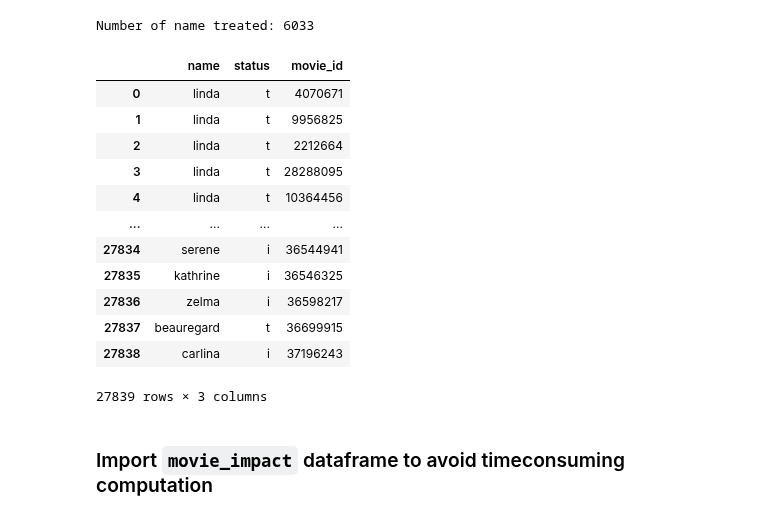
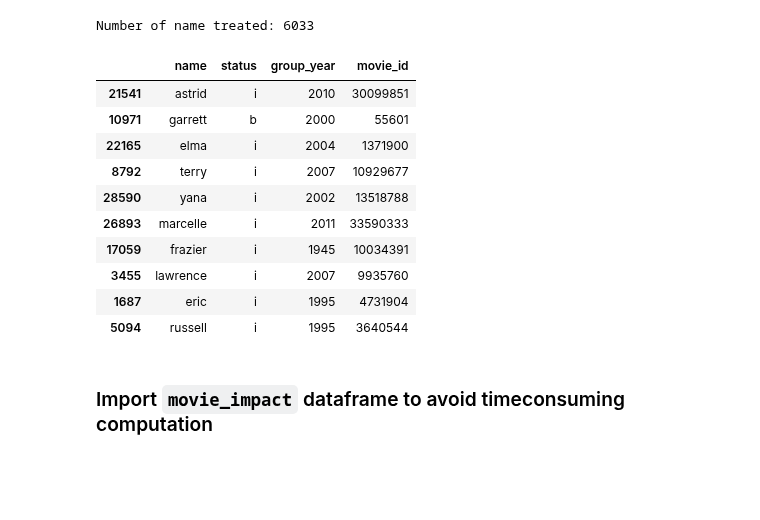
Before and after one commit to epfl-ada/ada-2023-project-abadakor, a Jupyter notebook: data/get_data_for_website.ipynb, the cells around one changed output. Saved outputs shown, nothing was run; the diff lists cells and outputs as text; code cells hidden in the pictures; blank space fills up the shorter version.

```diff
--- a/data/get_data_for_website.ipynb
+++ b/data/get_data_for_website.ipynb
@@ -105,6 +105,6 @@ Length of name_by_movie_with_info : 116464
 # %%
 # create the movie_impact dataframe
-columns = ['name', 'status', 'movie_id']
+columns = ['name', 'status', 'group_year', 'movie_id']
 movie_impact_df = pd.DataFrame(columns=columns)
 display(movie_impact_df)
 # %% [output]
@@ -247,24 +251,22 @@ for name in names:
 Number of name treated: 6033
 # %%
 # movie_impact_df.set_index(['name', 'status'], inplace=True)
-display(movie_impact_df)
+display(movie_impact_df.sample(10))
 
 # Export DataFrame to a CSV file in the processed data folder
 # movie_impact_df.reset_index(drop=True).sort_values(by=['name', 'status']).to_csv(os.path.join(processed_website_data_folder, 'movie_impact.csv'), index=False)
 # %% [output]
-|  | name | status | movie_id |
-| 0 | linda | t | 4070671 |
-| 1 | linda | t | 9956825 |
-| 2 | linda | t | 2212664 |
-| 3 | linda | t | 28288095 |
-| 4 | linda | t | 10364456 |
-| ... | ... | ... | ... |
-| 27834 | serene | i | 36544941 |
-| 27835 | kathrine | i | 36546325 |
-| 27836 | zelma | i | 36598217 |
-| 27837 | beauregard | t | 36699915 |
-| 27838 | carlina | i | 37196243 |
+|  | name | status | group_year | movie_id |
+| 21541 | astrid | i | 2010 | 30099851 |
+| 10971 | garrett | b | 2000 | 55601 |
+| 22165 | elma | i | 2004 | 1371900 |
+| 8792 | terry | i | 2007 | 10929677 |
+| 28590 | yana | i | 2002 | 13518788 |
+| 26893 | marcelle | i | 2011 | 33590333 |
+| 17059 | frazier | i | 1945 | 10034391 |
+| 3455 | lawrence | i | 2007 | 9935760 |
+| 1687 | eric | i | 1995 | 4731904 |
+| 5094 | russell | i | 1995 | 3640544 |
-27839 rows × 3 columns
 # %% [markdown]
 ### Import `movie_impact` dataframe to avoid timeconsuming computation
 # %%
```
Also changed, not shown: parts of 14 cells of this notebook, 2 other files.
